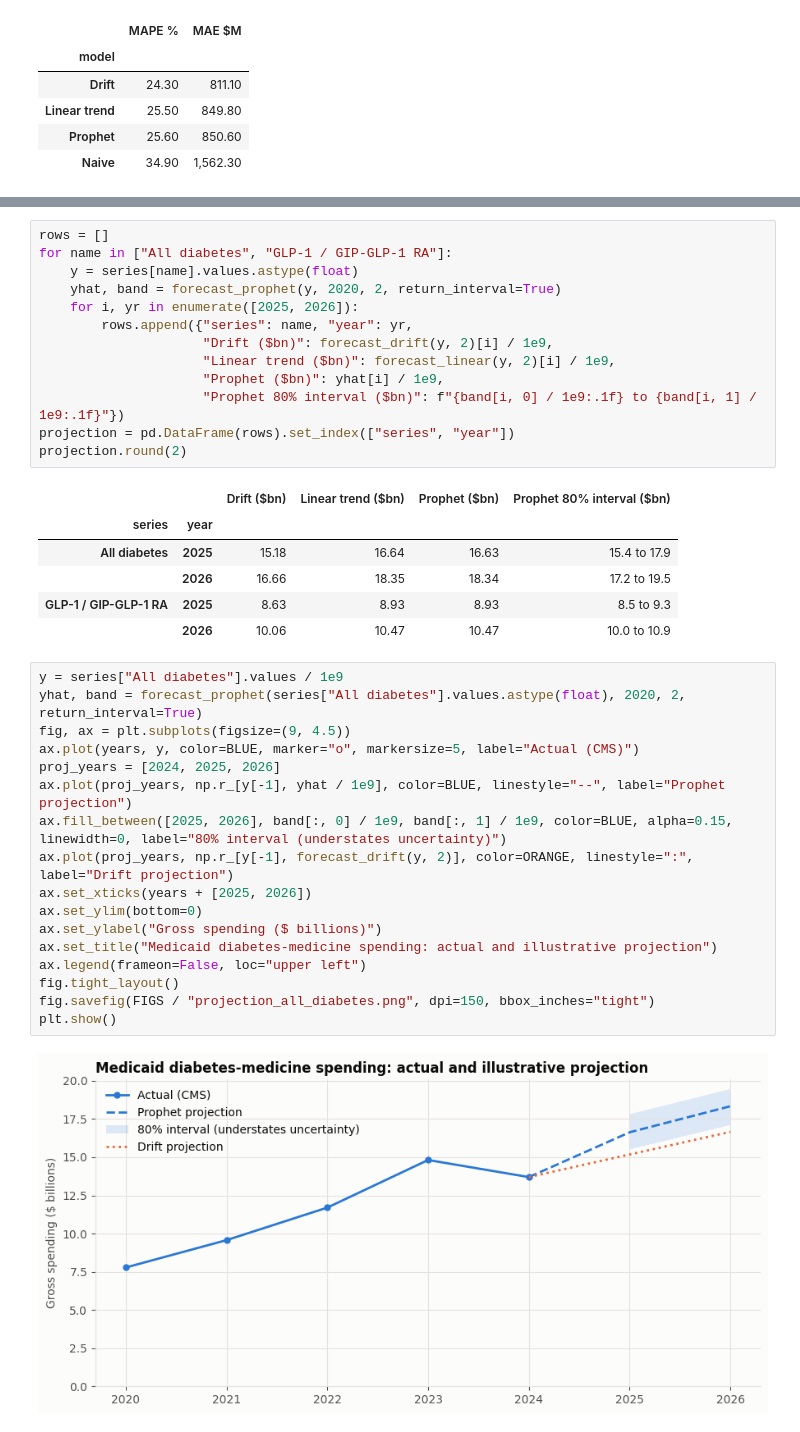
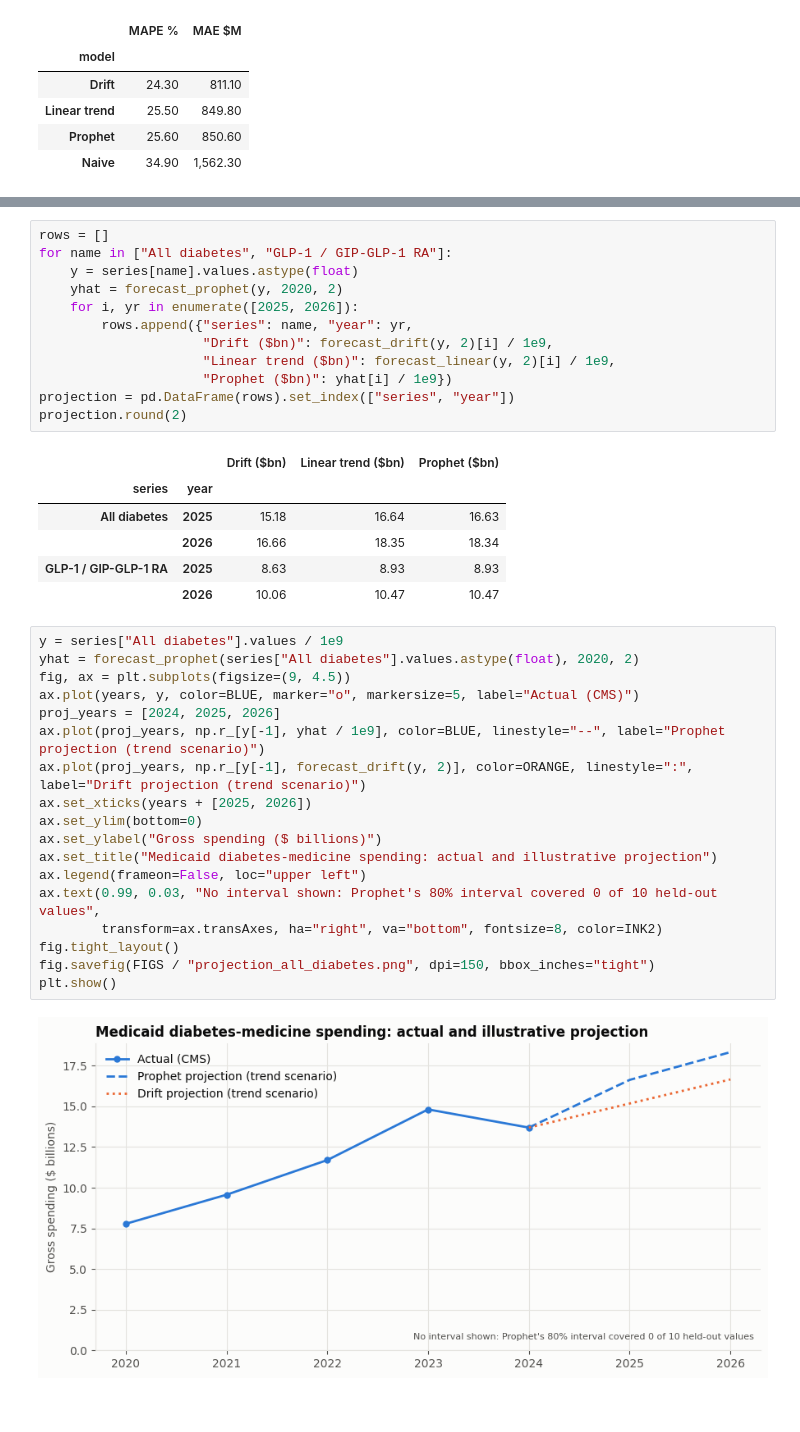
Before and after one commit to DexterAmaning/Forecasting-for-diabetes-using-prophet, a Jupyter notebook: notebooks/medicaid_diabetes_spending.ipynb, the cells around one changed output, grey strips where cells are left out. Saved outputs shown, nothing was run; the diff lists cells and outputs as text.

```diff
--- a/notebooks/medicaid_diabetes_spending.ipynb
+++ b/notebooks/medicaid_diabetes_spending.ipynb
@@ -304,41 +338,41 @@ Fit on all five years. These are **projections under the assumption that the 202
 rows = []
 for name in ["All diabetes", "GLP-1 / GIP-GLP-1 RA"]:
     y = series[name].values.astype(float)
-    yhat, band = forecast_prophet(y, 2020, 2, return_interval=True)
+    yhat = forecast_prophet(y, 2020, 2)
     for i, yr in enumerate([2025, 2026]):
         rows.append({"series": name, "year": yr,
                      "Drift ($bn)": forecast_drift(y, 2)[i] / 1e9,
                      "Linear trend ($bn)": forecast_linear(y, 2)[i] / 1e9,
-                     "Prophet ($bn)": yhat[i] / 1e9,
-                     "Prophet 80% interval ($bn)": f"{band[i, 0] / 1e9:.1f} to {band[i, 1] / 1e9:.1f}"})
+                     "Prophet ($bn)": yhat[i] / 1e9})
 projection = pd.DataFrame(rows).set_index(["series", "year"])
 projection.round(2)
 # %% [output]
-|  |  | Drift ($bn) | Linear trend ($bn) | Prophet ($bn) | Prophet 80% interval ($bn) |
-| series | year |  |  |  |  |
-| All diabetes | 2025 | 15.18 | 16.64 | 16.63 | 15.4 to 17.9 |
-|  | 2026 | 16.66 | 18.35 | 18.34 | 17.2 to 19.5 |
-| GLP-1 / GIP-GLP-1 RA | 2025 | 8.63 | 8.93 | 8.93 | 8.5 to 9.3 |
-|  | 2026 | 10.06 | 10.47 | 10.47 | 10.0 to 10.9 |
+|  |  | Drift ($bn) | Linear trend ($bn) | Prophet ($bn) |
+| series | year |  |  |  |
+| All diabetes | 2025 | 15.18 | 16.64 | 16.63 |
+|  | 2026 | 16.66 | 18.35 | 18.34 |
+| GLP-1 / GIP-GLP-1 RA | 2025 | 8.63 | 8.93 | 8.93 |
+|  | 2026 | 10.06 | 10.47 | 10.47 |
 # %%
 y = series["All diabetes"].values / 1e9
-yhat, band = forecast_prophet(series["All diabetes"].values.astype(float), 2020, 2, return_interval=True)
+yhat = forecast_prophet(series["All diabetes"].values.astype(float), 2020, 2)
 fig, ax = plt.subplots(figsize=(9, 4.5))
 ax.plot(years, y, color=BLUE, marker="o", markersize=5, label="Actual (CMS)")
 proj_years = [2024, 2025, 2026]
-ax.plot(proj_years, np.r_[y[-1], yhat / 1e9], color=BLUE, linestyle="--", label="Prophet projection")
-ax.fill_between([2025, 2026], band[:, 0] / 1e9, band[:, 1] / 1e9, color=BLUE, alpha=0.15, linewidth=0, label="80% interval (understates uncertainty)")
-ax.plot(proj_years, np.r_[y[-1], forecast_drift(y, 2)], color=ORANGE, linestyle=":", label="Drift projection")
+ax.plot(proj_years, np.r_[y[-1], yhat / 1e9], color=BLUE, linestyle="--", label="Prophet projection (trend scenario)")
+ax.plot(proj_years, np.r_[y[-1], forecast_drift(y, 2)], color=ORANGE, linestyle=":", label="Drift projection (trend scenario)")
 ax.set_xticks(years + [2025, 2026])
 ax.set_ylim(bottom=0)
 ax.set_ylabel("Gross spending ($ billions)")
 ax.set_title("Medicaid diabetes-medicine spending: actual and illustrative projection")
 ax.legend(frameon=False, loc="upper left")
+ax.text(0.99, 0.03, "No interval shown: Prophet's 80% interval covered 0 of 10 held-out values",
+        transform=ax.transAxes, ha="right", va="bottom", fontsize=8, color=INK2)
 fig.tight_layout()
 fig.savefig(FIGS / "projection_all_diabetes.png", dpi=150, bbox_inches="tight")
 plt.show()
 # %% [output]
-[figure, old version]
+[figure, new version]
 # %% [markdown]
 ## 9. Findings
 
```
Also changed, not shown: parts of 5 cells of this notebook, 2 other files.
